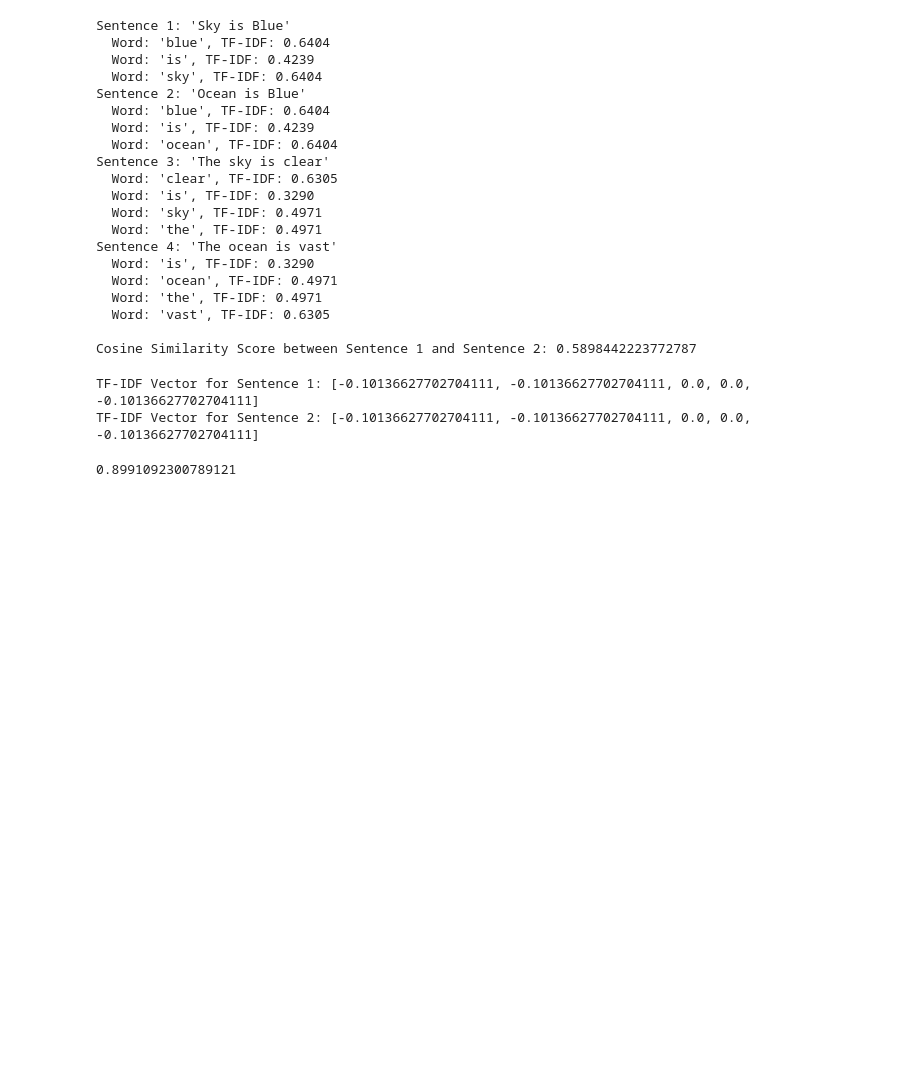
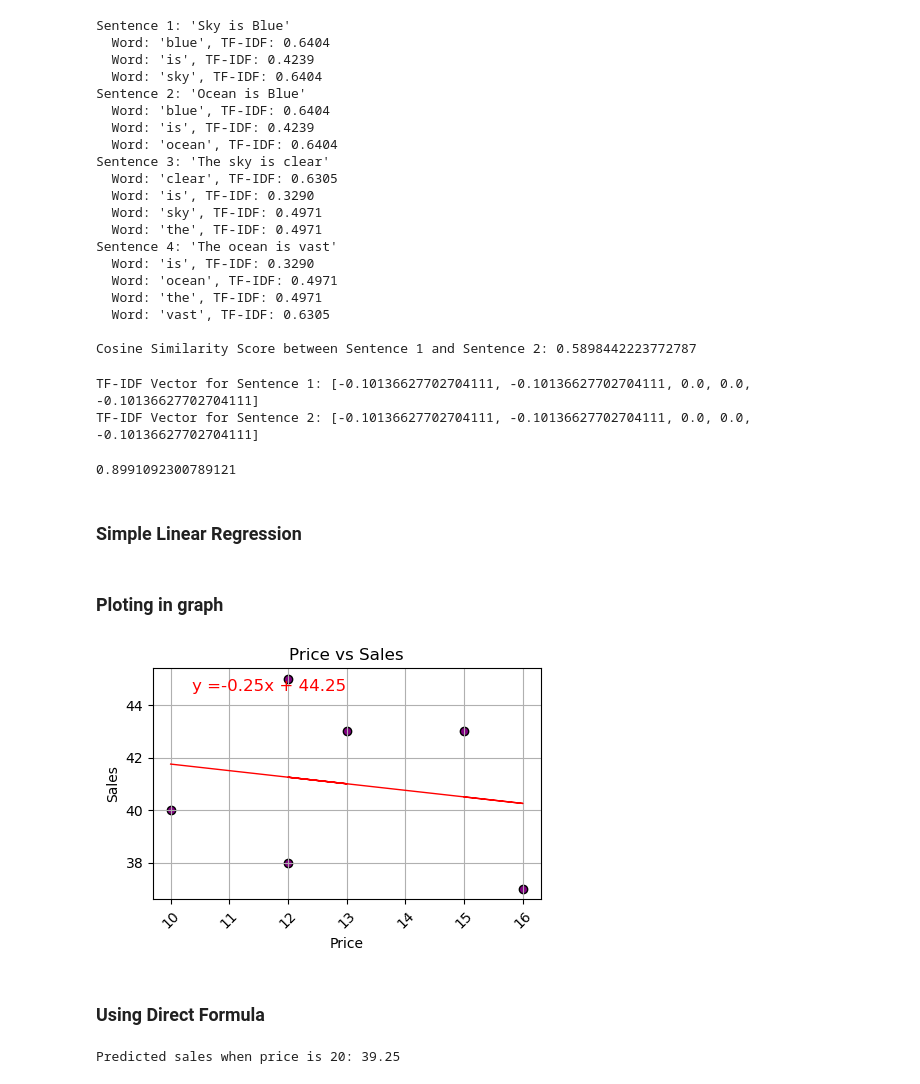
Before and after one commit to ragin-10-rdg/PRG_330_PythonProgramming, a Jupyter notebook: WEEK 5.ipynb, the cells around one changed output. Saved outputs shown, nothing was run; the diff lists cells and outputs as text; code cells hidden in the pictures; blank space fills up the shorter version.

```diff
--- a/WEEK 5.ipynb
+++ b/WEEK 5.ipynb
@@ -495,3 +495,74 @@ similarity= np.dot (vec1,vec2) /(np.linalg.norm(vec1) * np.linalg.norm(vec2))
 similarity
 # %% [output]
 0.8991092300789121
+# %% [markdown]
+### Simple Linear Regression
+# %% [markdown]
+### Ploting in graph
+# %%
+import pandas as pd
+import numpy as np
+import matplotlib.pyplot as plt
+# From the given data, predict sales when price is 20, using simple linear regression
+sales_data = pd.DataFrame({
+    'price':[10,12,13,12,16,15],
+    'sales':[40,38,43,45,37,43]
+})
+plt.figure(figsize=(5, 3))
+plt.scatter(
+    sales_data['price'],
+    sales_data['sales'],
+    color= 'purple',
+    edgecolor= 'black',
+)
+# Fit a linear regression model to the data
+x = sales_data['price']
+y = sales_data['sales']
+m, c = np.polyfit(x, y, 1)
+# Plot the trend line
+plt.plot(x,
+          m * x + c, color='red',
+            linewidth=1,
+)
+plt.annotate( 'y ={:.2f}x + {:.2f}'.format(m,c),xy=(0.1,0.9),
+             xycoords='axes fraction',
+                fontsize=12, color='red')
+
+plt.xticks(rotation=45)
+plt.title('Price vs Sales')
+plt.xlabel('Price')
+plt.ylabel('Sales')
+plt.grid(True)
+plt.show()
+# %% [output]
+[figure, added]
+# %% [markdown]
+### Using Direct Formula
+# %%
+import pandas as pd
+import numpy as np
+import matplotlib.pyplot as plt
+
+# Sales data
+sales_data = pd.DataFrame({
+    'price': [10, 12, 13, 12, 16, 15],
+    'sales': [40, 38, 43, 45, 37, 43]
+})
+
+N = len(sales_data)
+sum_x = sales_data['price'].sum()
+sum_y = sales_data['sales'].sum()
+sum_xy = (sales_data['price'] * sales_data['sales']).sum()
+sum_x2 = (sales_data['price'] ** 2).sum()
+
+
+m = (N * sum_xy - sum_x * sum_y) / (N * sum_x2 - sum_x ** 2)
+c = (sum_y - m * sum_x) / N
+
+
+price_to_predict = 20
+predicted_sales = m * price_to_predict + c
+
+print(f'Predicted sales when price is {price_to_predict}: {predicted_sales:.2f}')
+# %% [output]
+Predicted sales when price is 20: 39.25
```
Also changed, not shown: 3 other files.
